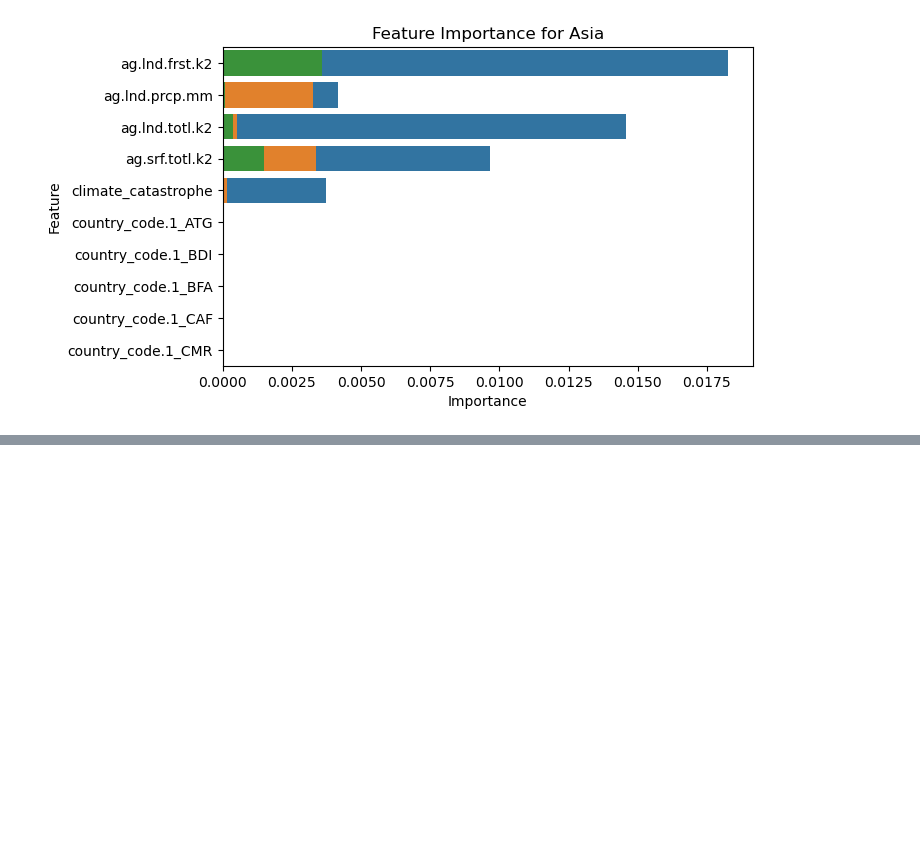
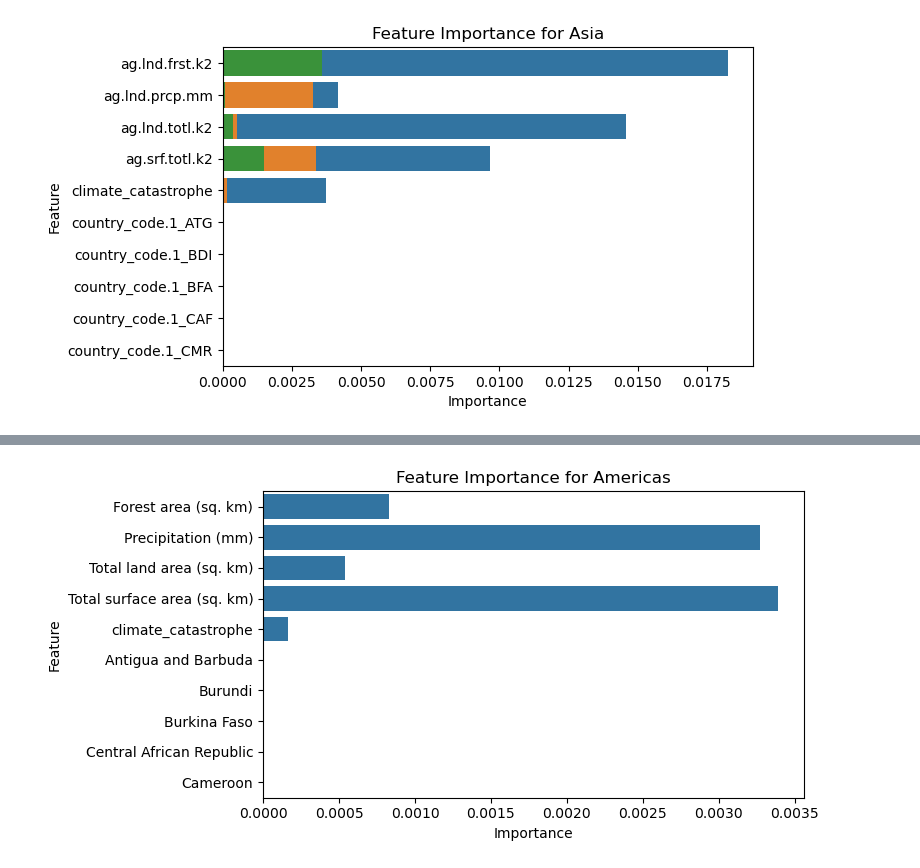
Before and after one commit to emijlop/climate-migration-project, a Jupyter notebook: 004_crossval_countries_A-H.ipynb, the cells around one changed output, grey strips where cells are left out. Saved outputs shown, nothing was run; the diff lists cells and outputs as text; code cells hidden in the pictures; blank space fills up the shorter version.

```diff
--- a/004_crossval_countries_A-H.ipynb
+++ b/004_crossval_countries_A-H.ipynb
@@ -492,0 +518,30 @@ plt.show()
+# %%
+americas_importance = region_feature_importance[region_feature_importance['Region'] == 'Americas']
+# rename the features to be more readable in the plot
+americas_importance['Feature'] = americas_importance['Feature'].replace({
+    'country_name_Antigua and Barbuda': 'Antigua and Barbuda',
+    'country_name_Bahamas (the)': 'Bahamas',
+    'country_name_Dominican Republic': 'Dominican Republic',
+    'country_name_Haiti': 'Haiti',
+    'country_name_Guatemala': 'Guatemala',
+    'ag.lnd.frst.k2': 'Forest area (sq. km)',
+    'ag.lnd.prcp.mm': 'Precipitation (mm)',
+    'ag.lnd.totl.k2': 'Total land area (sq. km)',
+    'ag.srf.totl.k2': 'Total surface area (sq. km)',
+    'country_code.1_ATG': 'Antigua and Barbuda',
+    'country_code.1_BDI': 'Burundi',
+    'country_code.1_CMR': 'Cameroon',
+    'country_code.1_COD': 'Democratic Republic of the Congo',
+    'country_code.1_BFA': 'Burkina Faso',
+    'country_code.1_CAF': 'Central African Republic',
+})
+# plot feature importnace for americas
+plt.figure(figsize=(8, 4))
+sns.barplot(x='Importance', y='Feature', data=americas_importance.head(10))
+plt.title(f'Feature Importance for Americas')
+plt.xlabel('Importance')
+plt.ylabel('Feature')
+plt.tight_layout()
+plt.show()
+# %% [output]
+[figure, added]
```
Also changed, not shown: parts of 3 cells of this notebook, 1 other file.
